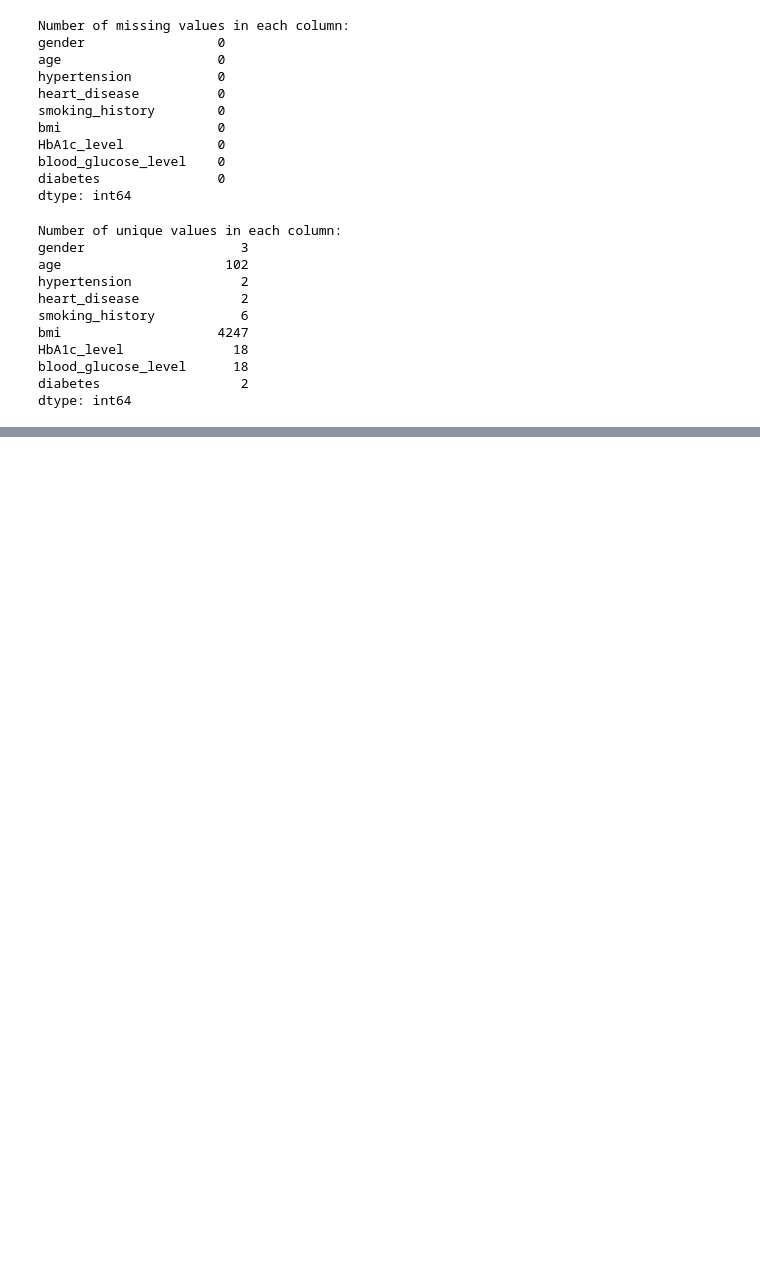
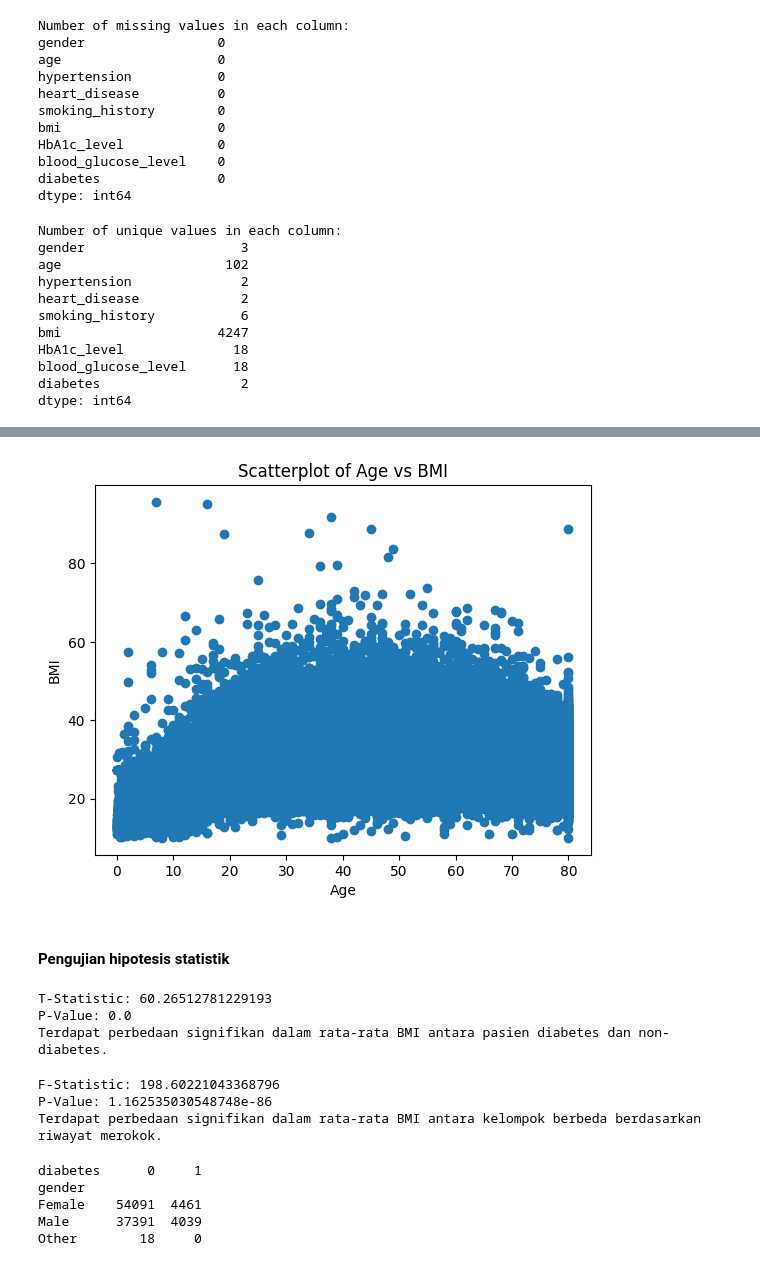
Before and after one commit to rezaldii/Diabetes-prediction, a Jupyter notebook: Diabetes-prediction.ipynb, the cells around one changed output, grey strips where cells are left out. Saved outputs shown, nothing was run; the diff lists cells and outputs as text; code cells hidden in the pictures; blank space fills up the shorter version.

```diff
--- a/Diabetes-prediction.ipynb
+++ b/Diabetes-prediction.ipynb
@@ -131,0 +216,78 @@ Name: count, dtype: int64
+# %%
+# Scatterplot untuk hubungan antara usia (age) dan indeks massa tubuh (bmi)
+plt.scatter(data['age'], data['bmi'])
+plt.xlabel('Age')
+plt.ylabel('BMI')
+plt.title('Scatterplot of Age vs BMI')
+plt.show()
+# %% [output]
+[figure, added]
+# %% [markdown]
+#### Pengujian hipotesis statistik
+# %%
+import scipy.stats as stats
+
+# Misalnya, kita ingin membandingkan rata-rata BMI antara pasien diabetes (diabetes=1) dan pasien non-diabetes (diabetes=0).
+
+# Pisahkan data menjadi dua kelompok berdasarkan diabetes
+diabetes_group = data[data['diabetes'] == 1]
+non_diabetes_group = data[data['diabetes'] == 0]
+
+# Lakukan uji t
+t_statistic, p_value = stats.ttest_ind(diabetes_group['bmi'], non_diabetes_group['bmi'], equal_var=False)
+
+# Tampilkan hasil uji
+print(f'T-Statistic: {t_statistic}')
+print(f'P-Value: {p_value}')
+
+# Ambil alpha level (biasanya 0.05)
+alpha = 0.05
+
+# Tentukan apakah hasil uji statistik signifikan
+if p_value < alpha:
+    print('Terdapat perbedaan signifikan dalam rata-rata BMI antara pasien diabetes dan non-diabetes.')
+else:
+    print('Tidak terdapat perbedaan signifikan dalam rata-rata BMI antara pasien diabetes dan non-diabetes.')
+# %% [output]
+T-Statistic: 60.26512781229193
+P-Value: 0.0
+Terdapat perbedaan signifikan dalam rata-rata BMI antara pasien diabetes dan non-diabetes.
+# %%
+import scipy.stats as stats
+
+# Misalnya, kita ingin membandingkan rata-rata BMI antara kelompok berbeda berdasarkan riwayat merokok.
+
+# Pisahkan data menjadi kelompok berdasarkan riwayat merokok
+groups = [data[data['smoking_history'] == 'never']['bmi'],
+          data[data['smoking_history'] == 'former']['bmi'],
+          data[data['smoking_history'] == 'current']['bmi']]
+
+# Lakukan uji ANOVA
+f_statistic, p_value = stats.f_oneway(*groups)
+
+# Tampilkan hasil uji
+print(f'F-Statistic: {f_statistic}')
+print(f'P-Value: {p_value}')
+
+# Ambil alpha level (biasanya 0.05)
+alpha = 0.05
+
+# Tentukan apakah hasil uji statistik signifikan
+if p_value < alpha:
+    print('Terdapat perbedaan signifikan dalam rata-rata BMI antara kelompok berbeda berdasarkan riwayat merokok.')
+else:
+    print('Tidak terdapat perbedaan signifikan dalam rata-rata BMI antara kelompok berbeda berdasarkan riwayat merokok.')
+# %% [output]
+F-Statistic: 198.60221043368796
+P-Value: 1.162535030548748e-86
+Terdapat perbedaan signifikan dalam rata-rata BMI antara kelompok berbeda berdasarkan riwayat merokok.
+# %%
+# Membuat tabel kontingensi
+contingency_table = pd.crosstab(data['gender'], data['diabetes'])
+print(contingency_table)
+# %% [output]
+diabetes      0     1
+gender
+Female    54091  4461
+Male      37391  4039
+Other        18     0
```
Also changed, not shown: parts of 11 cells of this notebook.
